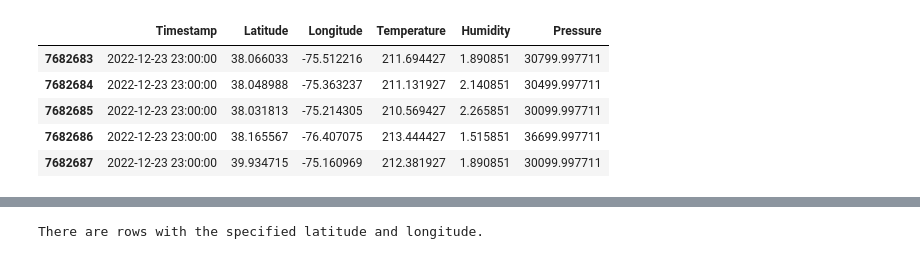
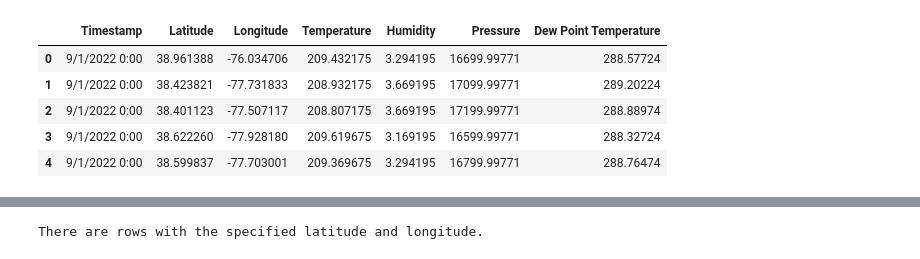
Before and after one commit to Fraolabebe/Team-SkySci-Analytics, a Jupyter notebook: Atmospheric Data Scraper/RAP Atmospheric Data Transformation.ipynb, the cells around one changed output, grey strips where cells are left out. Saved outputs shown, nothing was run; the diff lists cells and outputs as text; code cells hidden in the pictures.

Commit message:
Relative Humidity Transformation Update with dewPt

```diff
--- a/Atmospheric Data Scraper/RAP Atmospheric Data Transformation.ipynb
+++ b/Atmospheric Data Scraper/RAP Atmospheric Data Transformation.ipynb
@@ -6,16 +6,16 @@ import matplotlib.pyplot as plt
 import seaborn as sns
 # %%
 path1 = r"C:\Users\abebe\Documents\George Mason University\6- SUMME 2023\Team-SkySci-Analytics\Metadata Merge Transform\ground_weather_merged.csv"
-path2 = r"C:\Users\abebe\Documents\George Mason University\6- SUMME 2023\Team-SkySci-Analytics\Atmospheric Data Scraper\atmospheric_data_master.csv"
+path2 = r"C:\Users\abebe\Documents\George Mason University\6- SUMME 2023\Team-SkySci-Analytics\Atmospheric Data Scraper\atmospheric_data_dewPt_master.csv"
 # %%
 atmosphericData = pd.read_csv(path2)
 groundWeatehrData = pd.read_csv(path1)
-atmosphericData.tail()
+atmosphericData.he
 # pressure units seems like is in units of pascal, which we will convert to hpa
 # %% [output]
-|  | Timestamp | Latitude | Longitude | Temperature | Humidity | Pressure |
-| 7682683 | 2022-12-23 23:00:00 | 38.066033 | -75.512216 | 211.694427 | 1.890851 | 30799.997711 |
-| 7682684 | 2022-12-23 23:00:00 | 38.048988 | -75.363237 | 211.131927 | 2.140851 | 30499.997711 |
-| 7682685 | 2022-12-23 23:00:00 | 38.031813 | -75.214305 | 210.569427 | 2.265851 | 30099.997711 |
-| 7682686 | 2022-12-23 23:00:00 | 38.165567 | -76.407075 | 213.444427 | 1.515851 | 36699.997711 |
-| 7682687 | 2022-12-23 23:00:00 | 39.934715 | -75.160969 | 212.381927 | 1.890851 | 30099.997711 |
+|  | Timestamp | Latitude | Longitude | Temperature | Humidity | Pressure | Dew Point Temperature |
+| 0 | 9/1/2022 0:00 | 38.961388 | -76.034706 | 209.432175 | 3.294195 | 16699.99771 | 288.57724 |
+| 1 | 9/1/2022 0:00 | 38.423821 | -77.731833 | 208.932175 | 3.669195 | 17099.99771 | 289.20224 |
+| 2 | 9/1/2022 0:00 | 38.401123 | -77.507117 | 208.807175 | 3.669195 | 17199.99771 | 288.88974 |
+| 3 | 9/1/2022 0:00 | 38.622260 | -77.928180 | 209.619675 | 3.169195 | 16599.99771 | 288.32724 |
+| 4 | 9/1/2022 0:00 | 38.599837 | -77.703001 | 209.369675 | 3.294195 | 16799.99771 | 288.76474 |
```
Also changed, not shown: parts of 48 cells of this notebook.
